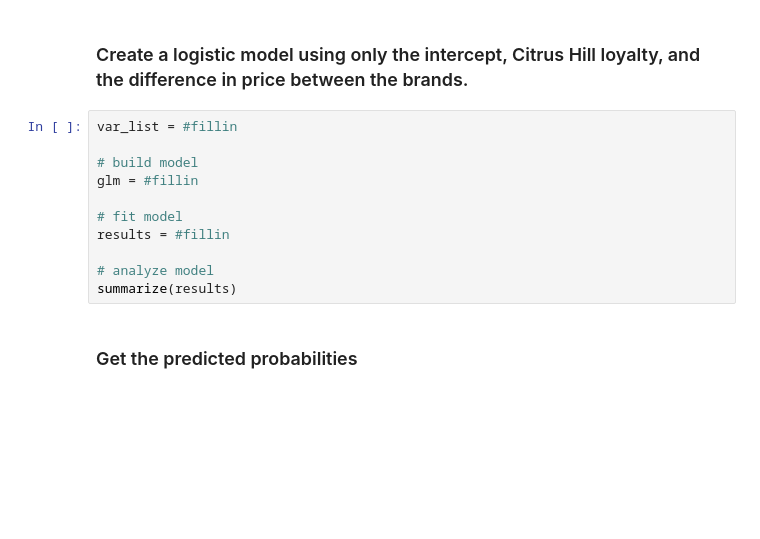
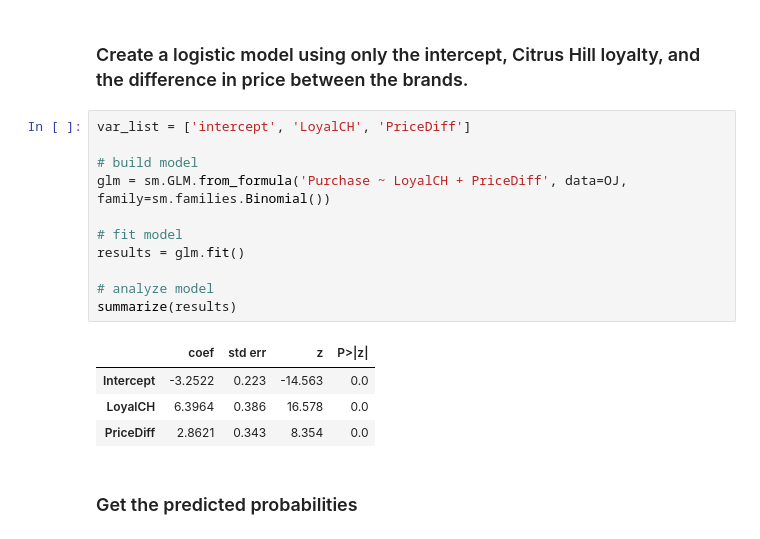
Before and after one commit to emileeharadon-gif/code_2600, a Jupyter notebook: mod06_classification.ipynb, the cells around one changed output. Drawn from its saved outputs; the diff is of its cells as text; blank space fills up the shorter version.

```diff
--- a/mod06_classification.ipynb
+++ b/mod06_classification.ipynb
@@ -205,16 +205,21 @@ summarize(initial_results)
 # %% [markdown]
 ### Create a logistic model using only the intercept, Citrus Hill loyalty, and the difference in price between the brands.
 # %%
-var_list = #fillin
+var_list = ['intercept', 'LoyalCH', 'PriceDiff']
 
 # build model
-glm = #fillin
+glm = sm.GLM.from_formula('Purchase ~ LoyalCH + PriceDiff', data=OJ, family=sm.families.Binomial())
 
 # fit model
-results = #fillin
+results = glm.fit()
 
 # analyze model
 summarize(results)
+# %% [output]
+|  | coef | std err | z | P>|z| |
+| Intercept | -3.2522 | 0.223 | -14.563 | 0.0 |
+| LoyalCH | 6.3964 | 0.386 | 16.578 | 0.0 |
+| PriceDiff | 2.8621 | 0.343 | 8.354 | 0.0 |
 # %% [markdown]
 ### Get the predicted probabilities
 # %%
```
Also changed, not shown: parts of 2 cells of this notebook.
